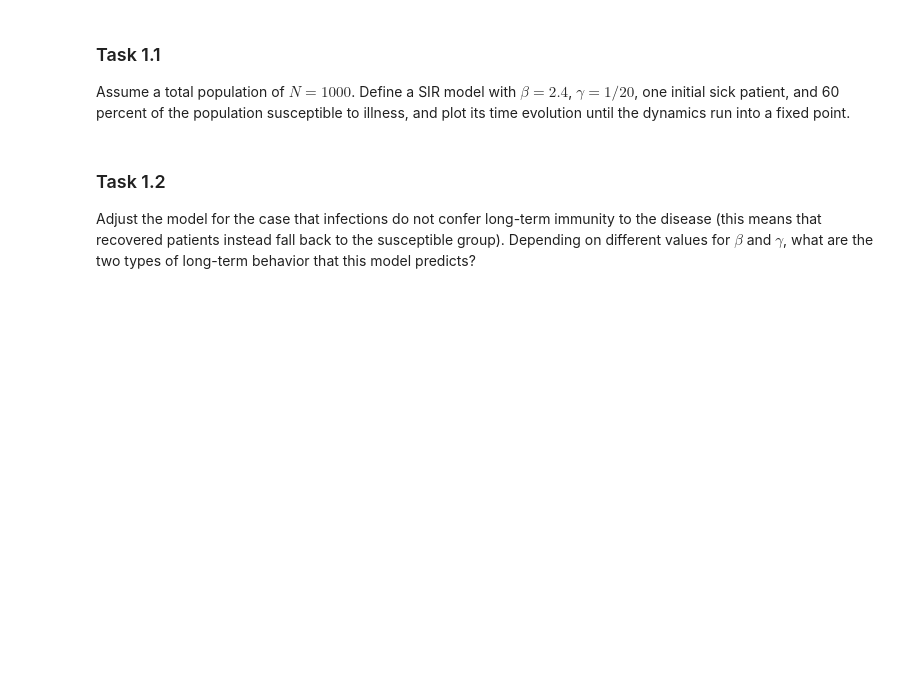
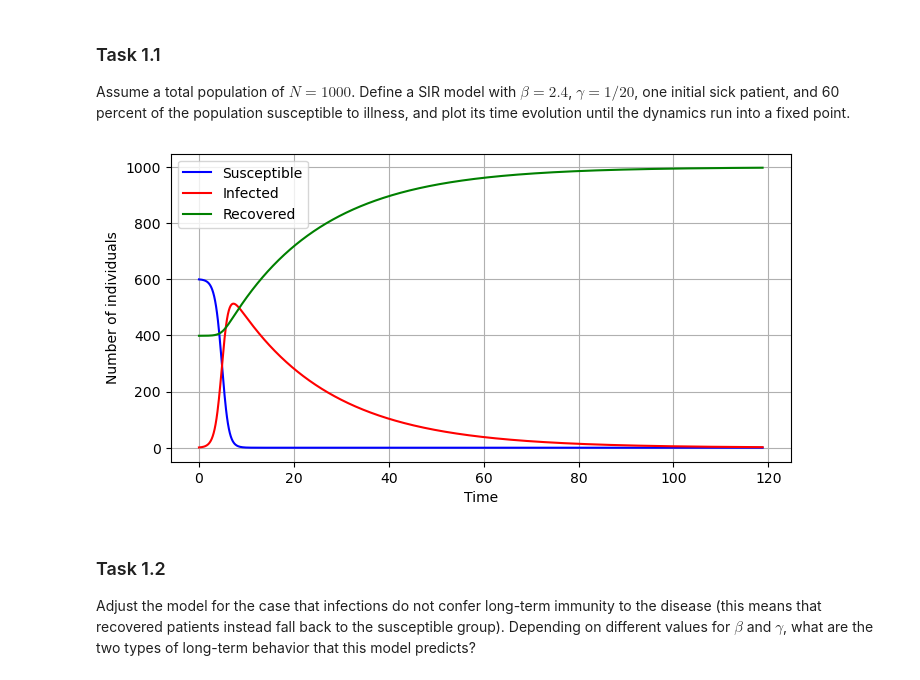
Before and after one commit to HeyuanChi/DSML_24ws, a Jupyter notebook: ex01/ex01.ipynb, the cells around one changed output. Cells and saved outputs as stored; diff of their text form; code cells hidden in the pictures; blank space fills up the shorter version.

```diff
--- a/ex01/ex01.ipynb
+++ b/ex01/ex01.ipynb
@@ -12,6 +15,67 @@ $$
 ### Task 1.1
 
 Assume a total population of $ N = 1000 $. Define a SIR model with $ \beta = 2.4 $, $ \gamma = 1/20 $, one initial sick patient, and 60 percent of the population susceptible to illness, and plot its time evolution until the dynamics run into a fixed point.
+# %%
+N = 1000  # total
+I0 = 1  # infected
+S0 = N * 0.6  # susceptible
+R0 = N - S0 - I0  # recovered
+
+beta = 2.4  # infect rate
+gamma = 1 / 20  # recovery rate
+
+tolerance = 1e-2
+
+# SIR model
+def deriv(S, I, R, N, beta, gamma):
+    dSdt = -beta * S * I / N
+    dIdt = beta * S * I / N - gamma * I
+    dRdt = gamma * I
+    return dSdt, dIdt, dRdt
+
+# time evolution
+def run_until_fixed_point(S0, I0, R0, N, beta, gamma, deriv, tolerance):
+    S, I, R = S0, I0, R0
+    t = 0
+    dt = 0.1
+    S_values, I_values, R_values, t_values = [S], [I], [R], [t]
+
+    while True:
+        dS, dI, dR = deriv(S, I, R, N, beta, gamma)
+        S_new = S + dS * dt
+        I_new = I + dI * dt
+        R_new = R + dR * dt
+
+        # check if reach a fixed point
+        if abs(S_new - S) < tolerance and abs(I_new - I) < tolerance and abs(R_new - R) < tolerance:
+            break
+
+        S, I, R = S_new, I_new, R_new
+        t += dt
+
+        S_values.append(S)
+        I_values.append(I)
+        R_values.append(R)
+        t_values.append(t)
+
+    return t_values, S_values, I_values, R_values
+
+# run
+t_values, S_values, I_values, R_values = run_until_fixed_point(S0, I0, R0, N, beta, gamma, deriv, tolerance)
+
+# plot
+plt.figure(figsize=(8, 4))
+plt.plot(t_values, S_values, 'b', label='Susceptible')
+plt.plot(t_values, I_values, 'r', label='Infected')
+plt.plot(t_values, R_values, 'g', label='Recovered')
+plt.xlabel('Time')
+plt.ylabel('Number of individuals')
+
+plt.legend()
+plt.grid()
+plt.show()
+# %% [output]
+[figure, added]
 # %% [markdown]
 ### Task 1.2
 
```
Also changed, not shown: parts of 3 cells of this notebook.
